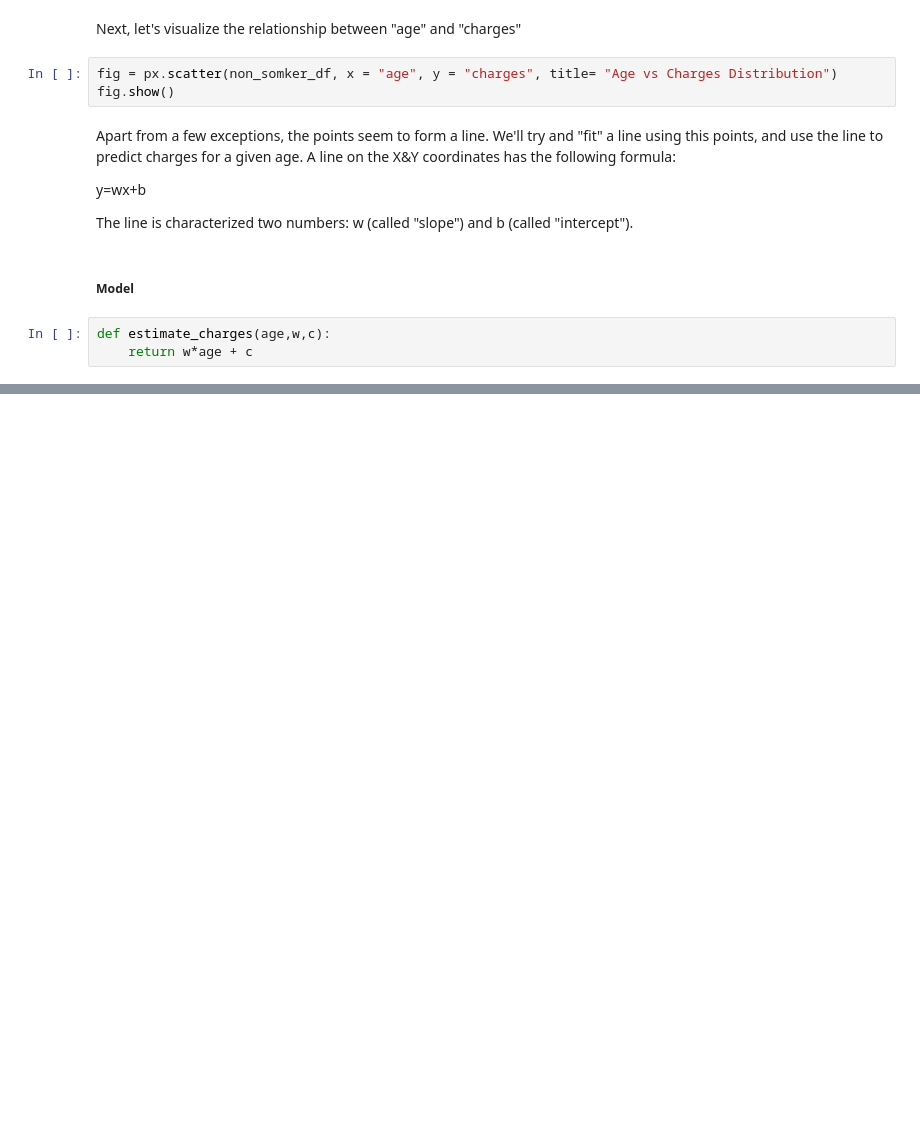
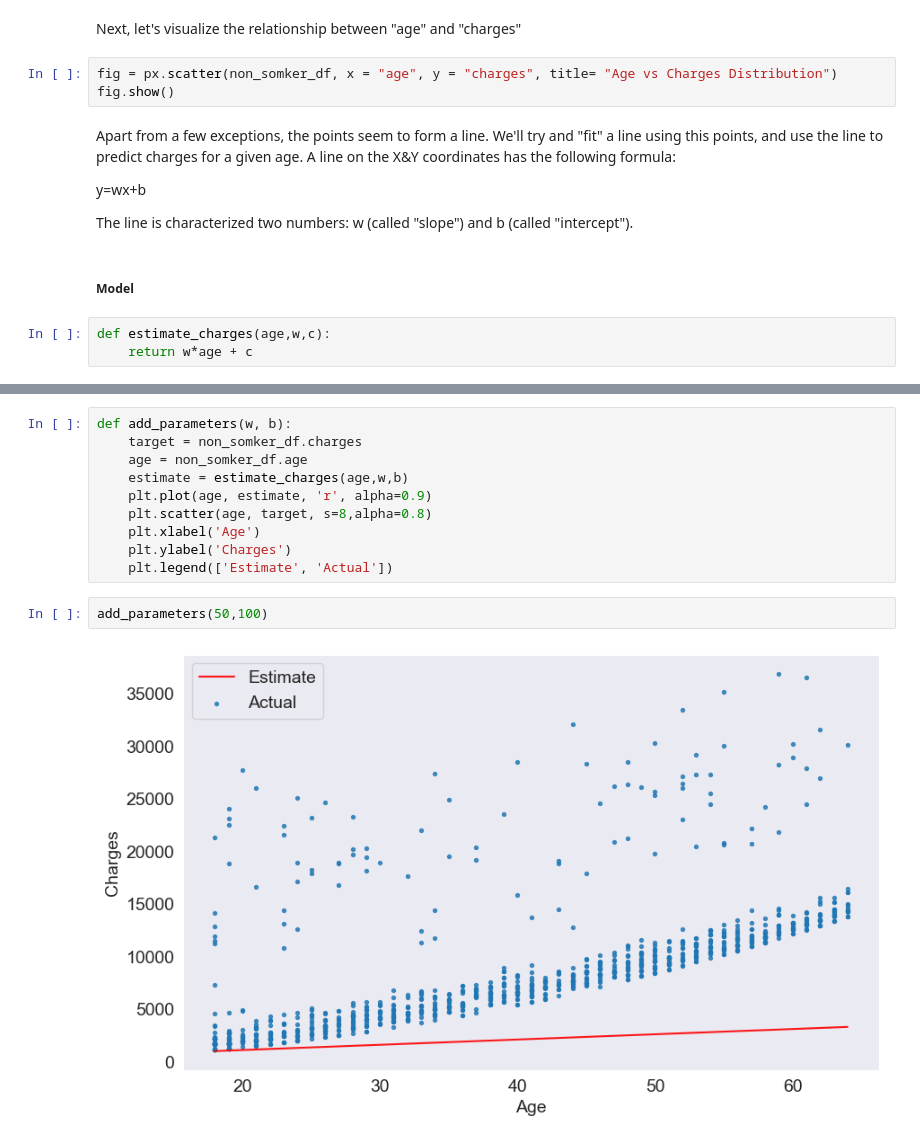
Before and after one commit to tahaftm/Machine-Learning-Projects, a Jupyter notebook: linear regression.ipynb, the cells around one changed output, grey strips where cells are left out. Cells and saved outputs as stored; diff of their text form; blank space fills up the shorter version.

```diff
--- a/linear regression.ipynb
+++ b/linear regression.ipynb
@@ -201,0 +177,14 @@ plt.legend(['Estimate', 'Actual'])
+# %%
+def add_parameters(w, b):
+    target = non_somker_df.charges
+    age = non_somker_df.age
+    estimate = estimate_charges(age,w,b)
+    plt.plot(age, estimate, 'r', alpha=0.9)
+    plt.scatter(age, target, s=8,alpha=0.8)
+    plt.xlabel('Age')
+    plt.ylabel('Charges')
+    plt.legend(['Estimate', 'Actual'])
+# %%
+add_parameters(50,100)
+# %% [output]
+[figure, added]
```
Also changed, not shown: parts of 18 cells of this notebook.
